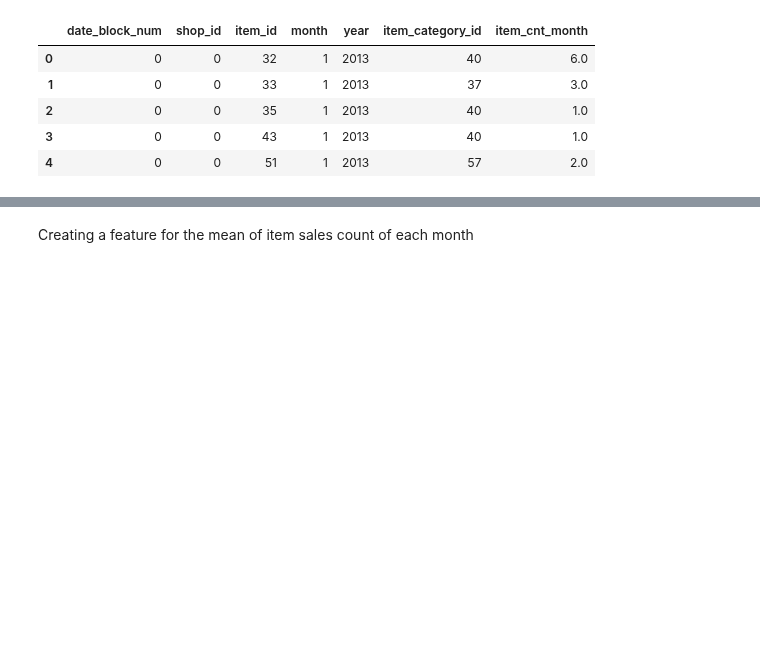
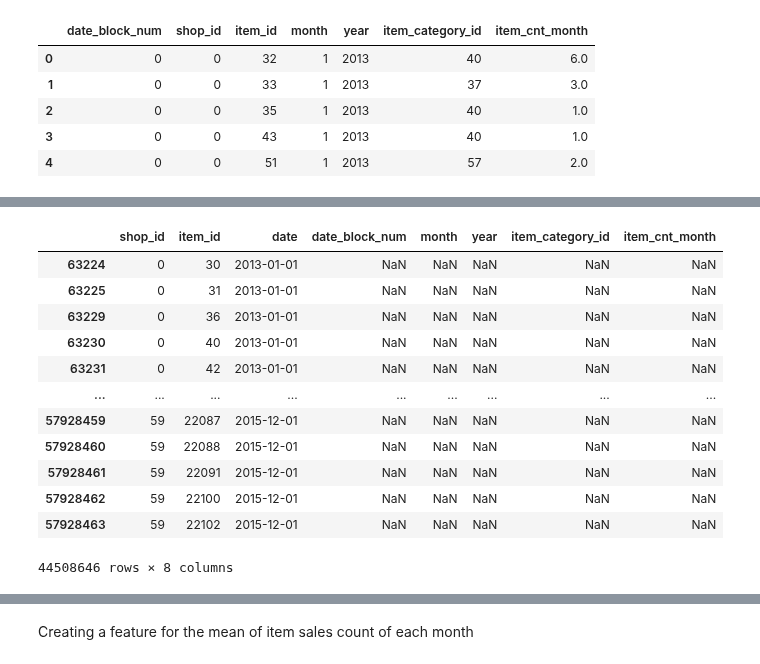
Before and after one commit to the-chiefdom/Predict_Future_Sales, a Jupyter notebook: Wrangling_Exploratory.ipynb, the cells around one changed output, grey strips where cells are left out. Saved outputs shown, nothing was run; the diff lists cells and outputs as text; code cells hidden in the pictures; blank space fills up the shorter version.

```diff
--- a/Wrangling_Exploratory.ipynb
+++ b/Wrangling_Exploratory.ipynb
@@ -293,0 +363,17 @@ train_df.head()
+# %%
+nulldf = train_df[train_df['date_block_num'].isna()]
+nulldf
+# %% [output]
+|  | shop_id | item_id | date | date_block_num | month | year | item_category_id | item_cnt_month |
+| 63224 | 0 | 30 | 2013-01-01 | NaN | NaN | NaN | NaN | NaN |
+| 63225 | 0 | 31 | 2013-01-01 | NaN | NaN | NaN | NaN | NaN |
+| 63229 | 0 | 36 | 2013-01-01 | NaN | NaN | NaN | NaN | NaN |
+| 63230 | 0 | 40 | 2013-01-01 | NaN | NaN | NaN | NaN | NaN |
+| 63231 | 0 | 42 | 2013-01-01 | NaN | NaN | NaN | NaN | NaN |
+| ... | ... | ... | ... | ... | ... | ... | ... | ... |
+| 57928459 | 59 | 22087 | 2015-12-01 | NaN | NaN | NaN | NaN | NaN |
+| 57928460 | 59 | 22088 | 2015-12-01 | NaN | NaN | NaN | NaN | NaN |
+| 57928461 | 59 | 22091 | 2015-12-01 | NaN | NaN | NaN | NaN | NaN |
+| 57928462 | 59 | 22100 | 2015-12-01 | NaN | NaN | NaN | NaN | NaN |
+| 57928463 | 59 | 22102 | 2015-12-01 | NaN | NaN | NaN | NaN | NaN |
+44508646 rows × 8 columns
```
Also changed, not shown: parts of 25 cells of this notebook.
